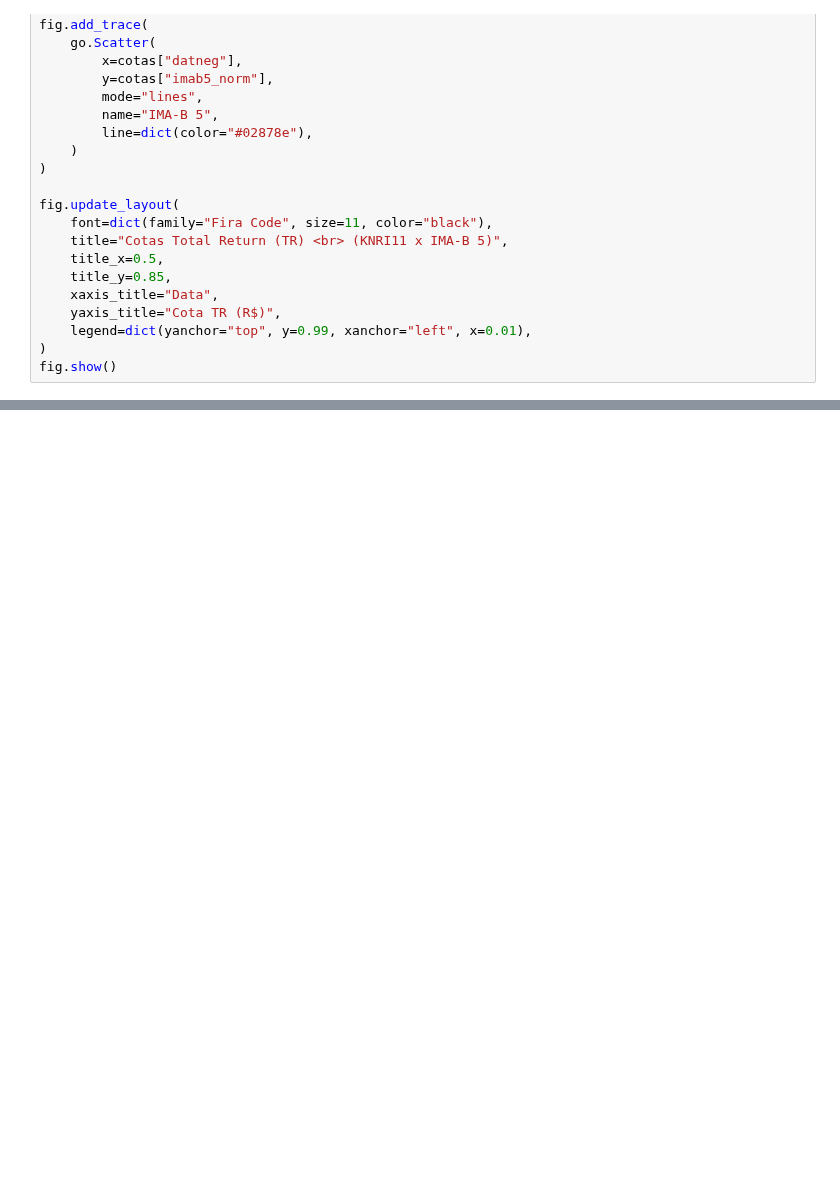
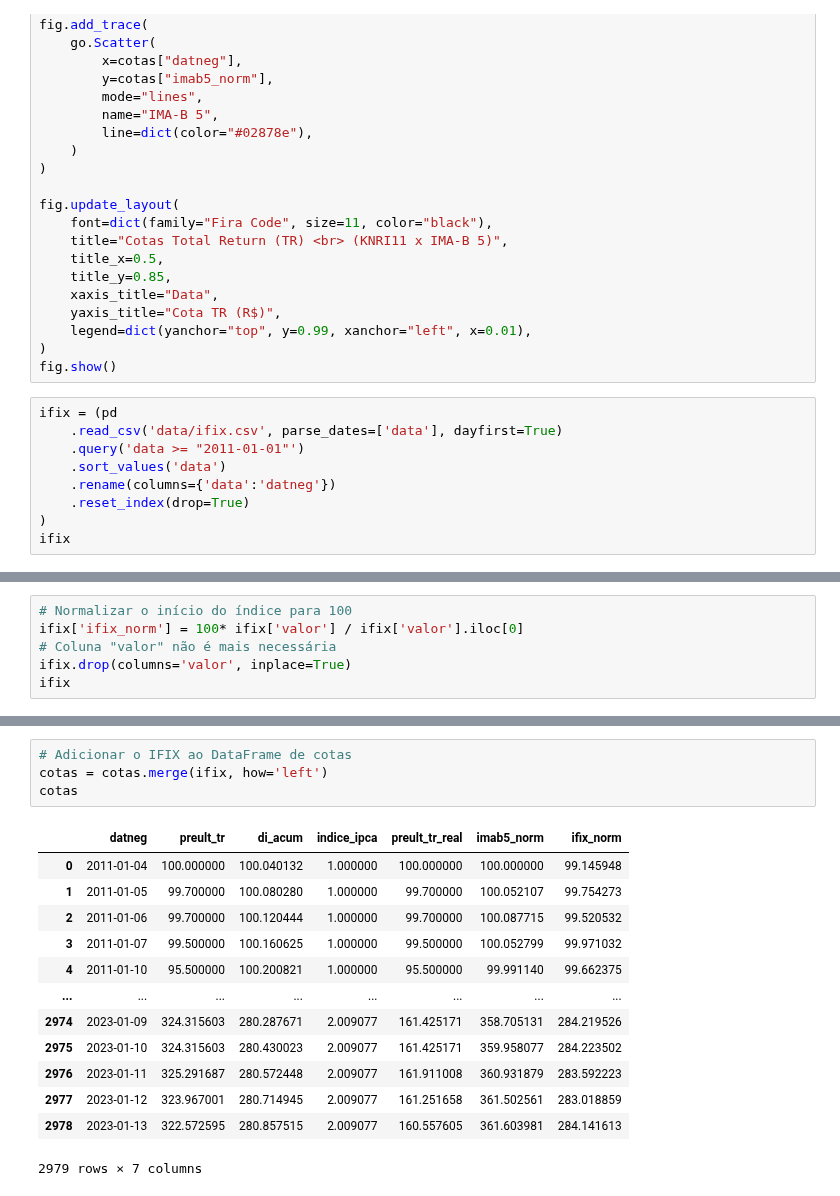
Before and after one commit to crdcj/medium, a Jupyter notebook: KNRI_PERF/knri.ipynb, the cells around one changed output, grey strips where cells are left out. Drawn from its saved outputs; the diff is of its cells as text; blank space fills up the shorter version.

```diff
--- a/KNRI_PERF/knri.ipynb
+++ b/KNRI_PERF/knri.ipynb
@@ -368,3 +367,12 @@ fig.update_layout(
     legend=dict(yanchor="top", y=0.99, xanchor="left", x=0.01),
 )
 fig.show()
+# %%
+ifix = (pd
+    .read_csv('data/ifix.csv', parse_dates=['data'], dayfirst=True)
+    .query('data >= "2011-01-01"')
+    .sort_values('data')
+    .rename(columns={'data':'datneg'})
+    .reset_index(drop=True)
+)
+ifix
@@ -370,0 +393,6 @@ fig.show()
+# %%
+# Normalizar o início do índice para 100
+ifix['ifix_norm'] = 100* ifix['valor'] / ifix['valor'].iloc[0]
+# Coluna "valor" não é mais necessária
+ifix.drop(columns='valor', inplace=True)
+ifix
@@ -370,0 +413,18 @@ fig.show()
+# %%
+# Adicionar o IFIX ao DataFrame de cotas
+cotas = cotas.merge(ifix, how='left')
+cotas
+# %% [output]
+|  | datneg | preult_tr | di_acum | indice_ipca | preult_tr_real | imab5_norm | ifix_norm |
+| 0 | 2011-01-04 | 100.000000 | 100.040132 | 1.000000 | 100.000000 | 100.000000 | 99.145948 |
+| 1 | 2011-01-05 | 99.700000 | 100.080280 | 1.000000 | 99.700000 | 100.052107 | 99.754273 |
+| 2 | 2011-01-06 | 99.700000 | 100.120444 | 1.000000 | 99.700000 | 100.087715 | 99.520532 |
+| 3 | 2011-01-07 | 99.500000 | 100.160625 | 1.000000 | 99.500000 | 100.052799 | 99.971032 |
+| 4 | 2011-01-10 | 95.500000 | 100.200821 | 1.000000 | 95.500000 | 99.991140 | 99.662375 |
+| ... | ... | ... | ... | ... | ... | ... | ... |
+| 2974 | 2023-01-09 | 324.315603 | 280.287671 | 2.009077 | 161.425171 | 358.705131 | 284.219526 |
+| 2975 | 2023-01-10 | 324.315603 | 280.430023 | 2.009077 | 161.425171 | 359.958077 | 284.223502 |
+| 2976 | 2023-01-11 | 325.291687 | 280.572448 | 2.009077 | 161.911008 | 360.931879 | 283.592223 |
+| 2977 | 2023-01-12 | 323.967001 | 280.714945 | 2.009077 | 161.251658 | 361.502561 | 283.018859 |
+| 2978 | 2023-01-13 | 322.572595 | 280.857515 | 2.009077 | 160.557605 | 361.603981 | 284.141613 |
+2979 rows × 7 columns
```
Also changed, not shown: parts of 7 cells of this notebook, 1 other file.
